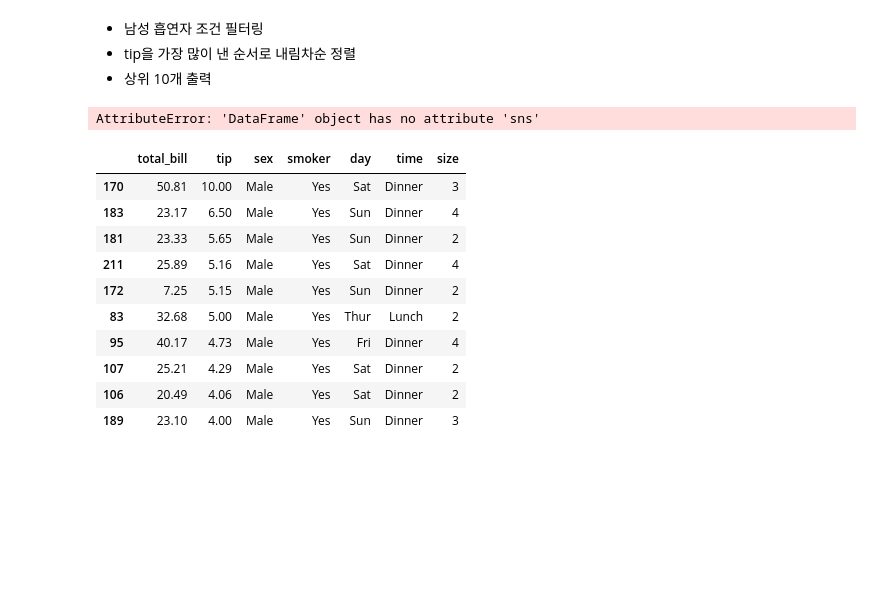
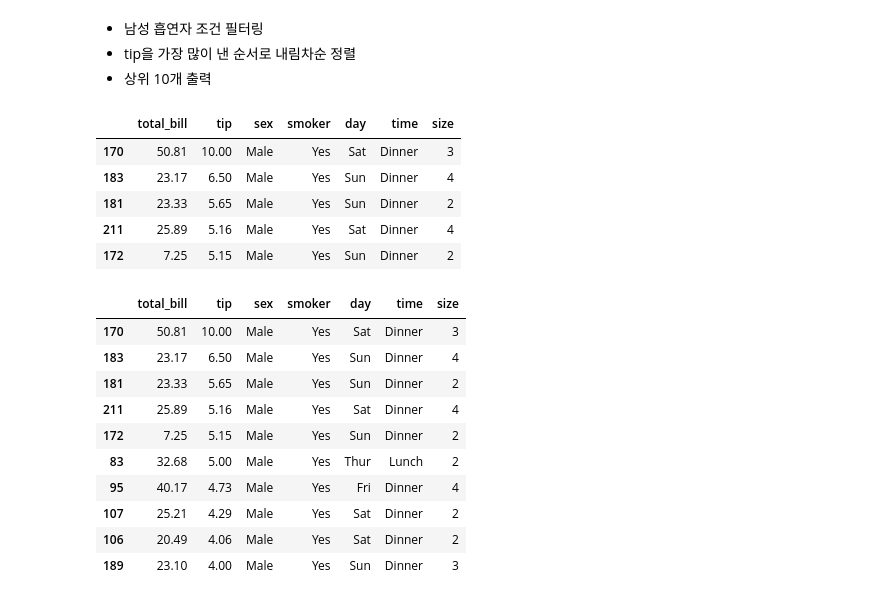
Before and after one commit to dsvit100/pandas, a Jupyter notebook: 03_query.ipynb, the cells around one changed output. Saved outputs shown, nothing was run; the diff lists cells and outputs as text; code cells hidden in the pictures; blank space fills up the shorter version.

```diff
--- a/03_query.ipynb
+++ b/03_query.ipynb
@@ -499,8 +560,17 @@ tips.tail()
 - tip을 가장 많이 낸 순서로 내림차순 정렬
 - 상위 10개 출력
 # %%
+# Solved
+cond1 = tips['sex'] == 'Male'
+cond2 = tips['smoker'] == 'Yes'
+tips.loc[cond1 & cond2].sort_values('tip', ascending=False).head()
 # %% [output]
-AttributeError: 'DataFrame' object has no attribute 'sns'
+|  | total_bill | tip | sex | smoker | day | time | size |
+| 170 | 50.81 | 10.00 | Male | Yes | Sat | Dinner | 3 |
+| 183 | 23.17 | 6.50 | Male | Yes | Sun | Dinner | 4 |
+| 181 | 23.33 | 5.65 | Male | Yes | Sun | Dinner | 2 |
+| 211 | 25.89 | 5.16 | Male | Yes | Sat | Dinner | 4 |
+| 172 | 7.25 | 5.15 | Male | Yes | Sun | Dinner | 2 |
 # %%
 cond1 = tips['sex'] == 'Male'
 cond2 = tips['smoker'] == 'Yes'
```
Also changed, not shown: parts of 12 cells of this notebook, 2 other files.
